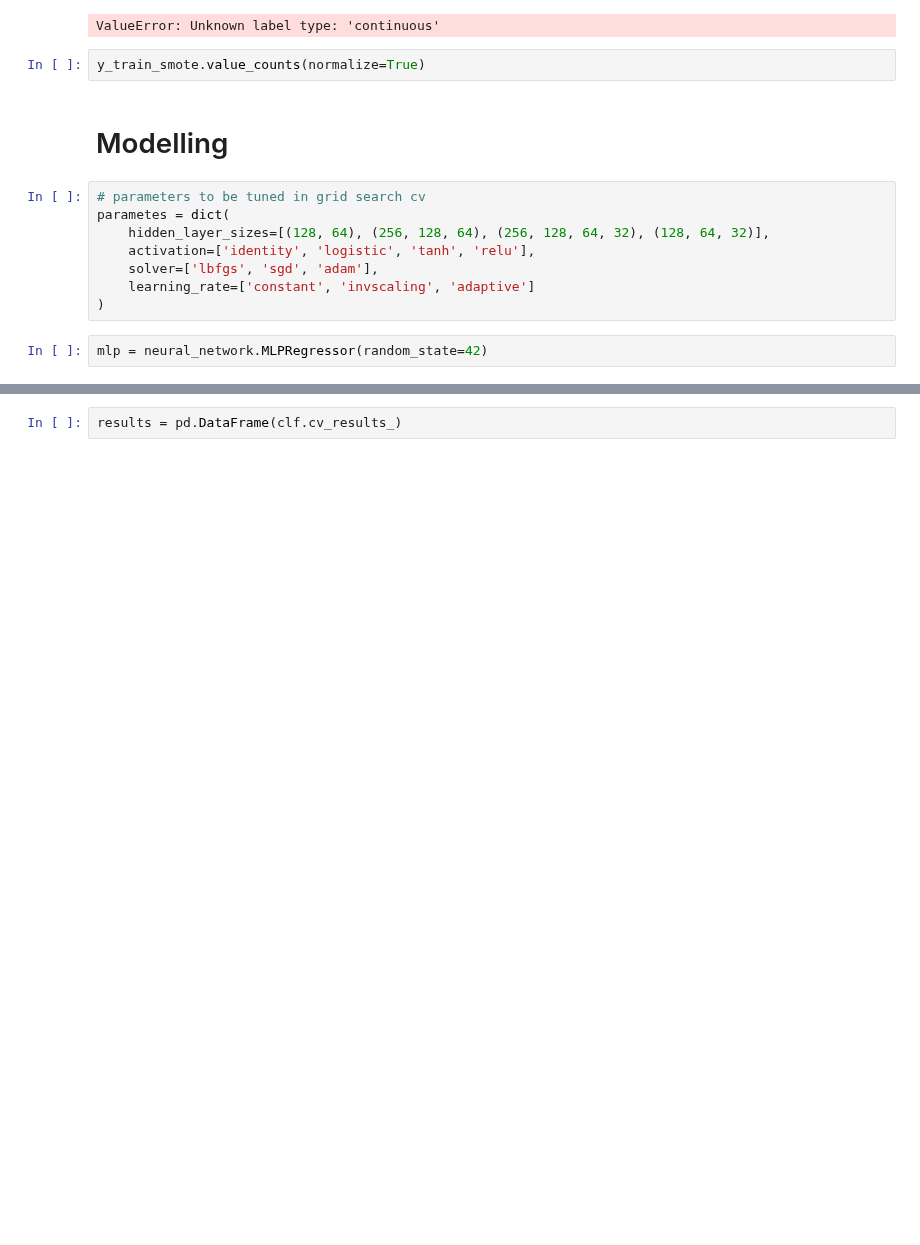
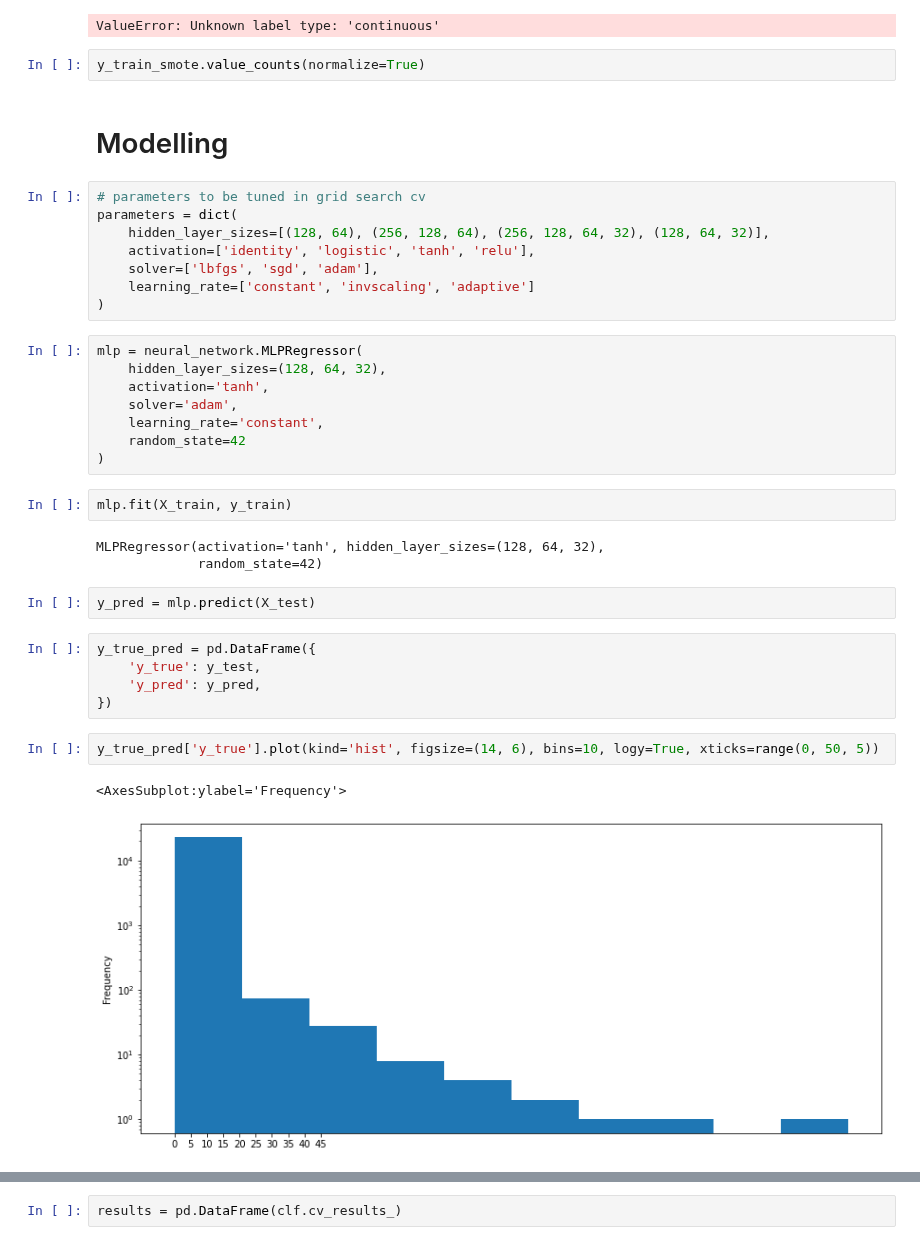
Before and after one commit to BondarencoM/DestinationStation, a Jupyter notebook: modelling/MLPClassification.ipynb, the cells around one changed output, grey strips where cells are left out. Saved outputs shown, nothing was run; the diff lists cells and outputs as text; blank space fills up the shorter version.

Commit message:
neural network regressor

```diff
--- a/modelling/MLPClassification.ipynb
+++ b/modelling/MLPClassification.ipynb
@@ -295,11 +402,34 @@ y_train_smote.value_counts(normalize=True)
 # Modelling
 # %%
 # parameters to be tuned in grid search cv
-parametes = dict(
+parameters = dict(
     hidden_layer_sizes=[(128, 64), (256, 128, 64), (256, 128, 64, 32), (128, 64, 32)],
     activation=['identity', 'logistic', 'tanh', 'relu'],
     solver=['lbfgs', 'sgd', 'adam'],
     learning_rate=['constant', 'invscaling', 'adaptive']
 )
 # %%
-mlp = neural_network.MLPRegressor(random_state=42)
+mlp = neural_network.MLPRegressor(
+    hidden_layer_sizes=(128, 64, 32),
+    activation='tanh',
+    solver='adam',
+    learning_rate='constant',
+    random_state=42
+)
+# %%
+mlp.fit(X_train, y_train)
+# %% [output]
+MLPRegressor(activation='tanh', hidden_layer_sizes=(128, 64, 32),
+             random_state=42)
+# %%
+y_pred = mlp.predict(X_test)
+# %%
+y_true_pred = pd.DataFrame({
+    'y_true': y_test,
+    'y_pred': y_pred,
+})
+# %%
+y_true_pred['y_true'].plot(kind='hist', figsize=(14, 6), bins=10, logy=True, xticks=range(0, 50, 5))
+# %% [output]
+<AxesSubplot:ylabel='Frequency'>
+[figure, added]
```
Also changed, not shown: parts of 75 cells of this notebook, 3 other files.
